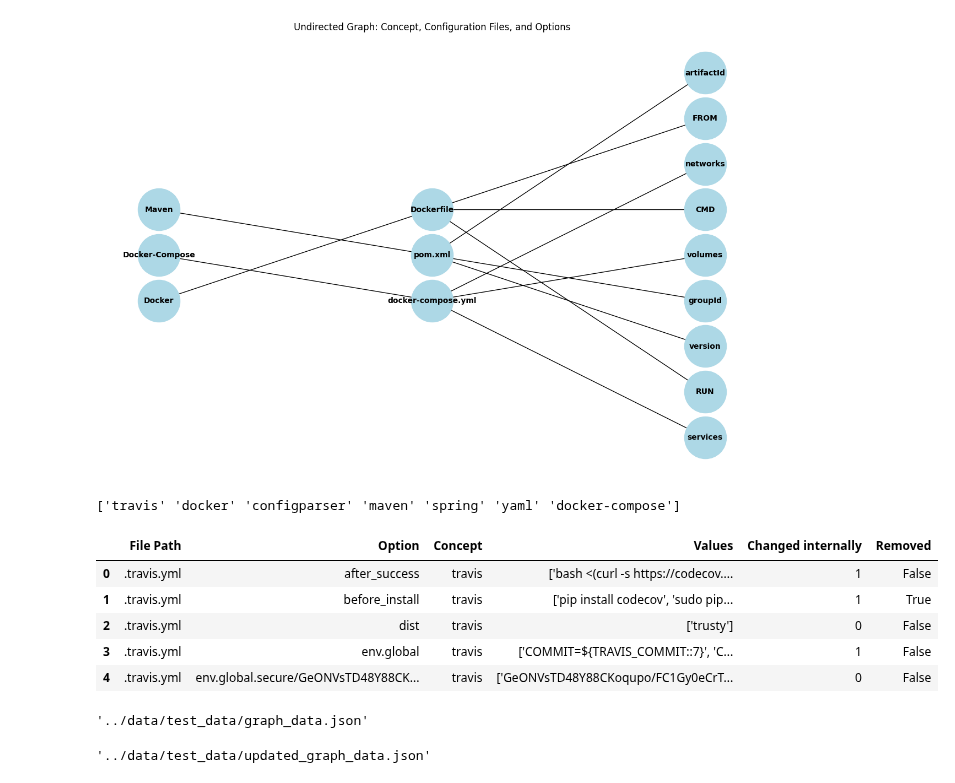
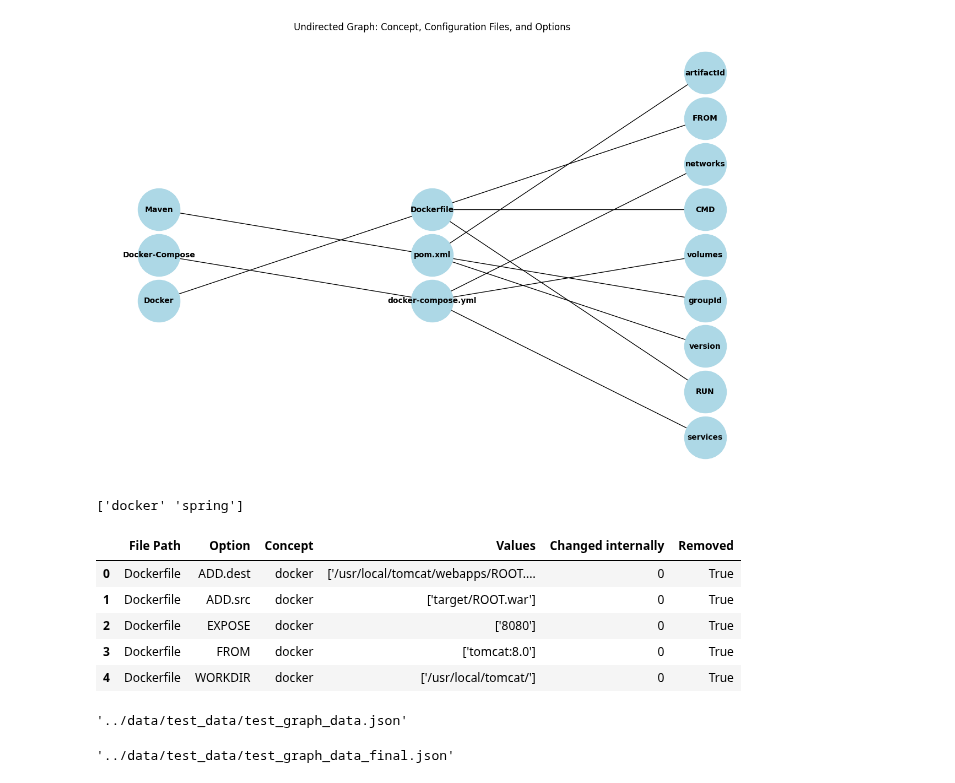
Before and after one commit to simisimon/config-space, a Jupyter notebook: src/visualize_config_complexity.ipynb, the cells around one changed output. Cells and saved outputs as stored; diff of their text form; code cells hidden in the pictures.

```diff
--- a/src/visualize_config_complexity.ipynb
+++ b/src/visualize_config_complexity.ipynb
@@ -47,23 +47,23 @@ This warnings indicates broken support for the dtype!
 # %%
 import pandas as pd
 
 # Load the uploaded CSV file to inspect its structure
-file_path = '../data/test_data/projectB_options.csv'
+file_path = '../data/test_data/test_options_pruned.csv'
 data = pd.read_csv(file_path)
 
 concepts = data['Concept'].unique()
 print(concepts)
 
 # Display the first few rows of the dataset to understand its structure
 data.head()
 # %% [output]
-['travis' 'docker' 'configparser' 'maven' 'spring' 'yaml' 'docker-compose']
+['docker' 'spring']
 |  | File Path | Option | Concept | Values | Changed internally | Removed |
-| 0 | .travis.yml | after_success | travis | ['bash <(curl -s https://codecov.... | 1 | False |
-| 1 | .travis.yml | before_install | travis | ['pip install codecov', 'sudo pip... | 1 | True |
-| 2 | .travis.yml | dist | travis | ['trusty'] | 0 | False |
-| 3 | .travis.yml | env.global | travis | ['COMMIT=${TRAVIS_COMMIT::7}', 'C... | 1 | False |
-| 4 | .travis.yml | env.global.secure/GeONVsTD48Y88CK... | travis | ['GeONVsTD48Y88CKoqupo/FC1Gy0eCrT... | 0 | False |
+| 0 | Dockerfile | ADD.dest | docker | ['/usr/local/tomcat/webapps/ROOT.... | 0 | True |
+| 1 | Dockerfile | ADD.src | docker | ['target/ROOT.war'] | 0 | True |
+| 2 | Dockerfile | EXPOSE | docker | ['8080'] | 0 | True |
+| 3 | Dockerfile | FROM | docker | ['tomcat:8.0'] | 0 | True |
+| 4 | Dockerfile | WORKDIR | docker | ['/usr/local/tomcat/'] | 0 | True |
 # %%
 # Transforming data into nodes and links for D3.js
 
@@ -92,23 +92,23 @@ graph_data = {'nodes': nodes, 'links': links}
 
 # Save the graph data as JSON for D3.js
 import json
-output_path = '../data/test_data/graph_data.json'
+output_path = '../data/test_data/test_graph_data.json'
 with open(output_path, 'w') as f:
     json.dump(graph_data, f)
 
 output_path
 # %% [output]
-'../data/test_data/graph_data.json'
+'../data/test_data/test_graph_data.json'
 # %%
 import pandas as pd
 import json
 
 # Load the original graph data and the options CSV
-graph_data_path = '../data/test_data/graph_data.json'
-options_csv_path = '../data/test_data/projectB_options.csv'
+graph_data_path = '../data/test_data/test_graph_data.json'
+option_data_path = "../data/test_data/test_options_pruned.csv"
 
 graph_data = json.load(open(graph_data_path))
-options_data = pd.read_csv(options_csv_path)
+options_data = pd.read_csv(option_data_path)
 
 # Create option nodes and links for artifacts
 for _, row in options_data.iterrows():
@@ -124,10 +124,10 @@ for _, row in options_data.iterrows():
     graph_data["links"].append(artifact_to_option_link)
 
 # Save the updated graph data back to a JSON file
-updated_graph_data_path = '../data/test_data/updated_graph_data.json'
+updated_graph_data_path = '../data/test_data/test_graph_data_final.json'
 with open(updated_graph_data_path, 'w') as f:
     json.dump(graph_data, f, indent=4)
 
 updated_graph_data_path
 # %% [output]
-'../data/test_data/updated_graph_data.json'
+'../data/test_data/test_graph_data_final.json'
```
Also changed, not shown: 5 other files.
